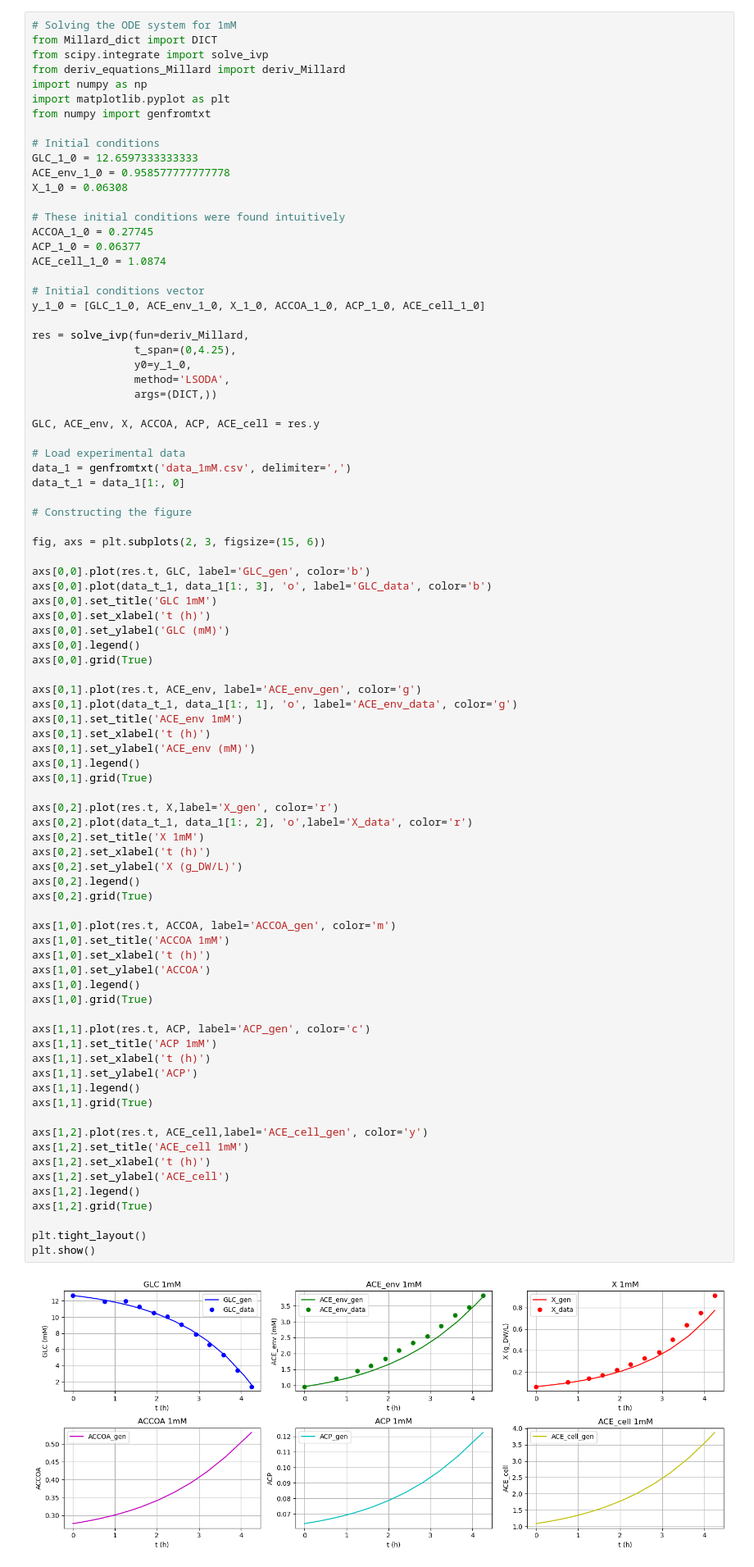
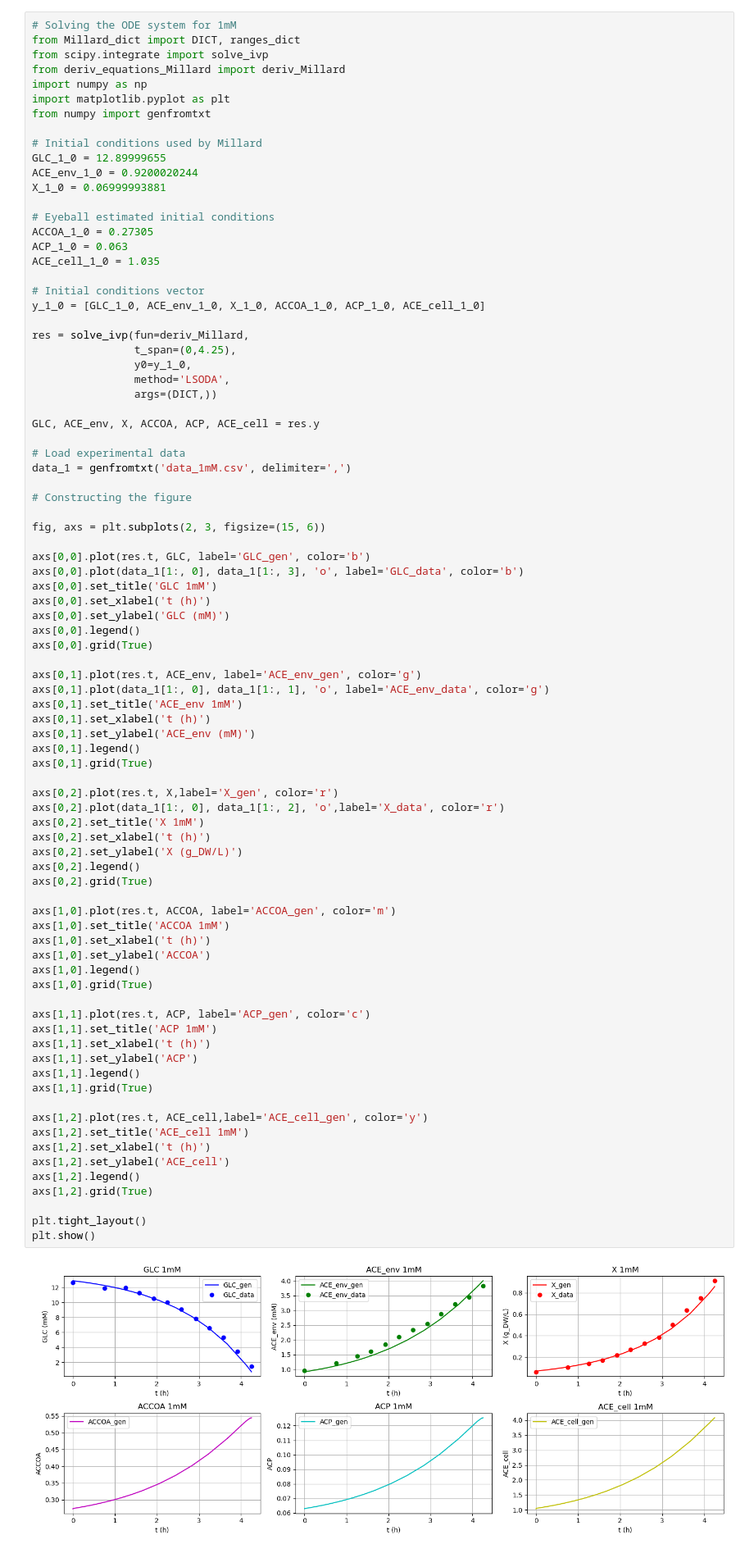
Before and after one commit to brsynth/PINN, a Jupyter notebook: Millard_pinn_toy.ipynb, the cells around one changed output. Shown at 82% size. Drawn from its saved outputs; the diff is of its cells as text.

```diff
--- a/Millard_pinn_toy.ipynb
+++ b/Millard_pinn_toy.ipynb
@@ -2,22 +2,22 @@
 ## Data and equation solving
 # %%
 # Solving the ODE system for 1mM
-from Millard_dict import DICT
+from Millard_dict import DICT, ranges_dict
 from scipy.integrate import solve_ivp
 from deriv_equations_Millard import deriv_Millard
 import numpy as np
 import matplotlib.pyplot as plt
 from numpy import genfromtxt
 
-# Initial conditions
-GLC_1_0 = 12.6597333333333
-ACE_env_1_0 = 0.958577777777778
-X_1_0 = 0.06308
+# Initial conditions used by Millard
+GLC_1_0 = 12.89999655
+ACE_env_1_0 = 0.9200020244
+X_1_0 = 0.06999993881
 
-# These initial conditions were found intuitively
-ACCOA_1_0 = 0.27745
-ACP_1_0 = 0.06377
-ACE_cell_1_0 = 1.0874
+# Eyeball estimated initial conditions
+ACCOA_1_0 = 0.27305
+ACP_1_0 = 0.063
+ACE_cell_1_0 = 1.035
 
 # Initial conditions vector
 y_1_0 = [GLC_1_0, ACE_env_1_0, X_1_0, ACCOA_1_0, ACP_1_0, ACE_cell_1_0]
@@ -32,14 +32,13 @@ GLC, ACE_env, X, ACCOA, ACP, ACE_cell = res.y
 
 # Load experimental data
 data_1 = genfromtxt('data_1mM.csv', delimiter=',')
-data_t_1 = data_1[1:, 0]
 
 # Constructing the figure
 
 fig, axs = plt.subplots(2, 3, figsize=(15, 6))
 
 axs[0,0].plot(res.t, GLC, label='GLC_gen', color='b')
-axs[0,0].plot(data_t_1, data_1[1:, 3], 'o', label='GLC_data', color='b')
+axs[0,0].plot(data_1[1:, 0], data_1[1:, 3], 'o', label='GLC_data', color='b')
 axs[0,0].set_title('GLC 1mM')
 axs[0,0].set_xlabel('t (h)')
 axs[0,0].set_ylabel('GLC (mM)')
@@ -47,7 +46,7 @@ axs[0,0].legend()
 axs[0,0].grid(True)
 
 axs[0,1].plot(res.t, ACE_env, label='ACE_env_gen', color='g')
-axs[0,1].plot(data_t_1, data_1[1:, 1], 'o', label='ACE_env_data', color='g')
+axs[0,1].plot(data_1[1:, 0], data_1[1:, 1], 'o', label='ACE_env_data', color='g')
 axs[0,1].set_title('ACE_env 1mM')
 axs[0,1].set_xlabel('t (h)')
 axs[0,1].set_ylabel('ACE_env (mM)')
@@ -55,38 +54,38 @@ axs[0,1].legend()
 axs[0,1].grid(True)
 
 axs[0,2].plot(res.t, X,label='X_gen', color='r')
-axs[0,2].plot(data_t_1, data_1[1:, 2], 'o',label='X_data', color='r')
+axs[0,2].plot(data_1[1:, 0], data_1[1:, 2], 'o',label='X_data', color='r')
 axs[0,2].set_title('X 1mM')
 axs[0,2].set_xlabel('t (h)')
 axs[0,2].set_ylabel('X (g_DW/L)')
 axs[0,2].legend()
 axs[0,2].grid(True)
 
 axs[1,0].plot(res.t, ACCOA, label='ACCOA_gen', color='m')
 axs[1,0].set_title('ACCOA 1mM')
 axs[1,0].set_xlabel('t (h)')
 axs[1,0].set_ylabel('ACCOA')
 axs[1,0].legend()
 axs[1,0].grid(True)
 
 axs[1,1].plot(res.t, ACP, label='ACP_gen', color='c')
 axs[1,1].set_title('ACP 1mM')
 axs[1,1].set_xlabel('t (h)')
 axs[1,1].set_ylabel('ACP')
 axs[1,1].legend()
 axs[1,1].grid(True)
 
 axs[1,2].plot(res.t, ACE_cell,label='ACE_cell_gen', color='y')
 axs[1,2].set_title('ACE_cell 1mM')
 axs[1,2].set_xlabel('t (h)')
 axs[1,2].set_ylabel('ACE_cell')
 axs[1,2].legend()
 axs[1,2].grid(True)
 
 plt.tight_layout()
 plt.show()
 # %% [output]
-[figure, old version]
+[figure, new version]
 # %%
 # Export generated data from ODE solving
 generated_Millard_data = np.asarray([res.t, GLC, ACE_env, X, ACCOA, ACP, ACE_cell])
```
Also changed, not shown: parts of 15 cells of this notebook, 5 other files.
